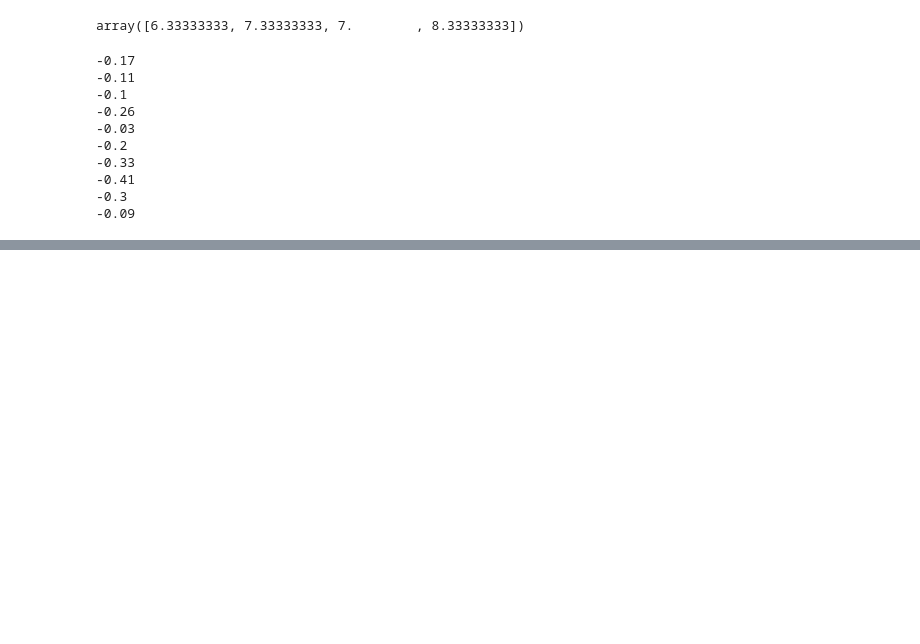
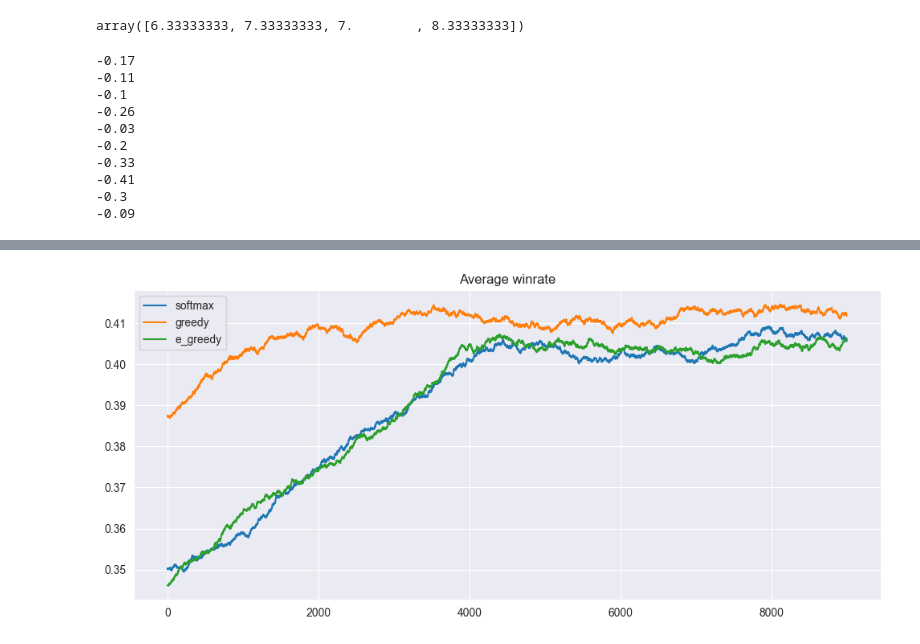
Before and after one commit to Famoose/blackjackers_reinf, a Jupyter notebook: q_agent_vos.ipynb, the cells around one changed output, grey strips where cells are left out. Drawn from its saved outputs; the diff is of its cells as text; code cells hidden in the pictures; blank space fills up the shorter version.

```diff
--- a/q_agent_vos.ipynb
+++ b/q_agent_vos.ipynb
@@ -180,4 +179,32 @@ def calculate_avg_reward(envs, rolling_length):
 
     return avg_50_agents_100_games
     # ergibt 901 Durchschnitte aus jeweils Durchschnitten von 50 Agents und immer 100 Spielen (100 immer um eine Stelle weiter geschoben - siehe unten)
+# %%
+def calculation_avg_win_rate(envs, rolling_length):
+    rolling_length = rolling_length
+    avg_win_rate = []
+    for env in envs:
+        win_rate = (
+            np.convolve(
+                np.array(env.return_queue).flatten() == 1,
+                np.ones(rolling_length),
+                mode="valid"
+            )
+            / rolling_length
+        )
+        avg_win_rate.append((win_rate))
+
+    avg_all_50 = []
+    for i in range(len(avg_win_rate[0])):
+        a = []
+        for j in range(len(avg_win_rate)):
+            w = avg_win_rate[j][i]
+            a.append(w)
+        avg_all_50.append(np.mean(a))
+
+    return  avg_all_50
+# %%
+win_rate_softmax = calculation_avg_win_rate(envs_softmax, 1000)
+win_rate_greedy = calculation_avg_win_rate(envs_greedy, 1000)
+win_rate_e_greedy = calculation_avg_win_rate(envs_e_greedy, 1000)
 # %%
@@ -240,3 +263,10 @@ plt.show()
 # %%
-win_rate = np.sum(np.array(env.return_queue).flatten() == 1) / len(env.return_queue)
-print(win_rate)
+fig, ax = plt.subplots(figsize=(12,5))
+ax.set_title("Average winrate")
+ax.plot(range(len(win_rate_softmax)), win_rate_softmax, label = "softmax")
+ax.plot(range(len(win_rate_greedy)), win_rate_greedy, label = "greedy")
+ax.plot(range(len(win_rate_e_greedy)), win_rate_e_greedy, label = "e_greedy")
+plt.legend()
+plt.show()
+# %% [output]
+[figure, added]
```
Also changed, not shown: parts of 5 cells of this notebook.
